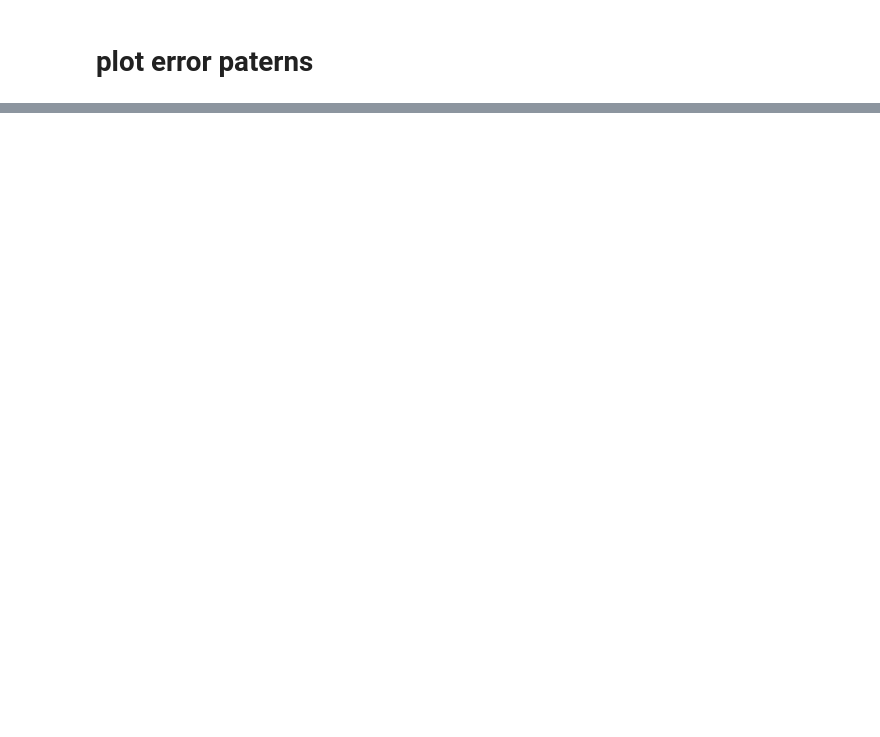
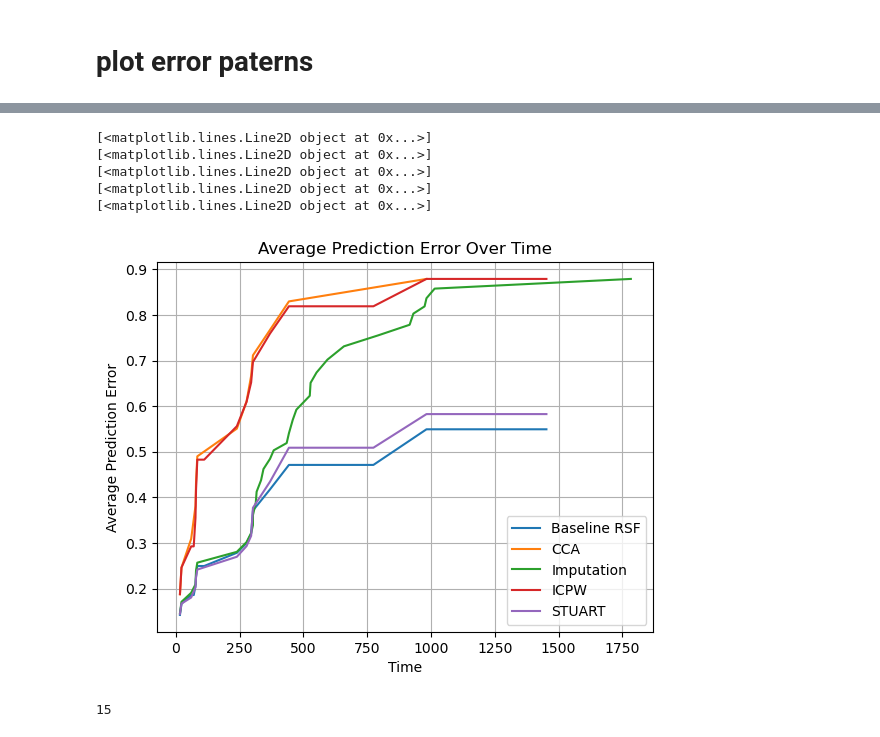
Before and after one commit to Laheij/Right_censoring_thesis, a Jupyter notebook: simulated_data.ipynb, the cells around one changed output, grey strips where cells are left out. Cells and saved outputs as stored; diff of their text form; code cells hidden in the pictures; blank space fills up the shorter version.

```diff
--- a/simulated_data.ipynb
+++ b/simulated_data.ipynb
@@ -804,10 +811,17 @@ plt.show()
 # %%
 for model in models:
-    output = model(df_surv_2)
+    output = model(df_surv)
     print(errors(output))
 plt.title("Average Prediction Error Over Time")
 plt.xlabel("Time")
 plt.ylabel("Average Prediction Error")
 plt.grid(True)
 plt.legend()
 plt.show()
+# %% [output]
+[<matplotlib.lines.Line2D object at 0x...>]
+[<matplotlib.lines.Line2D object at 0x...>]
+[<matplotlib.lines.Line2D object at 0x...>]
+[<matplotlib.lines.Line2D object at 0x...>]
+[<matplotlib.lines.Line2D object at 0x...>]
+[figure, added]
@@ -813,0 +831,4 @@ plt.show()
+# %%
+print(a)
+# %% [output]
+15
```
Also changed, not shown: parts of 6 cells of this notebook.
